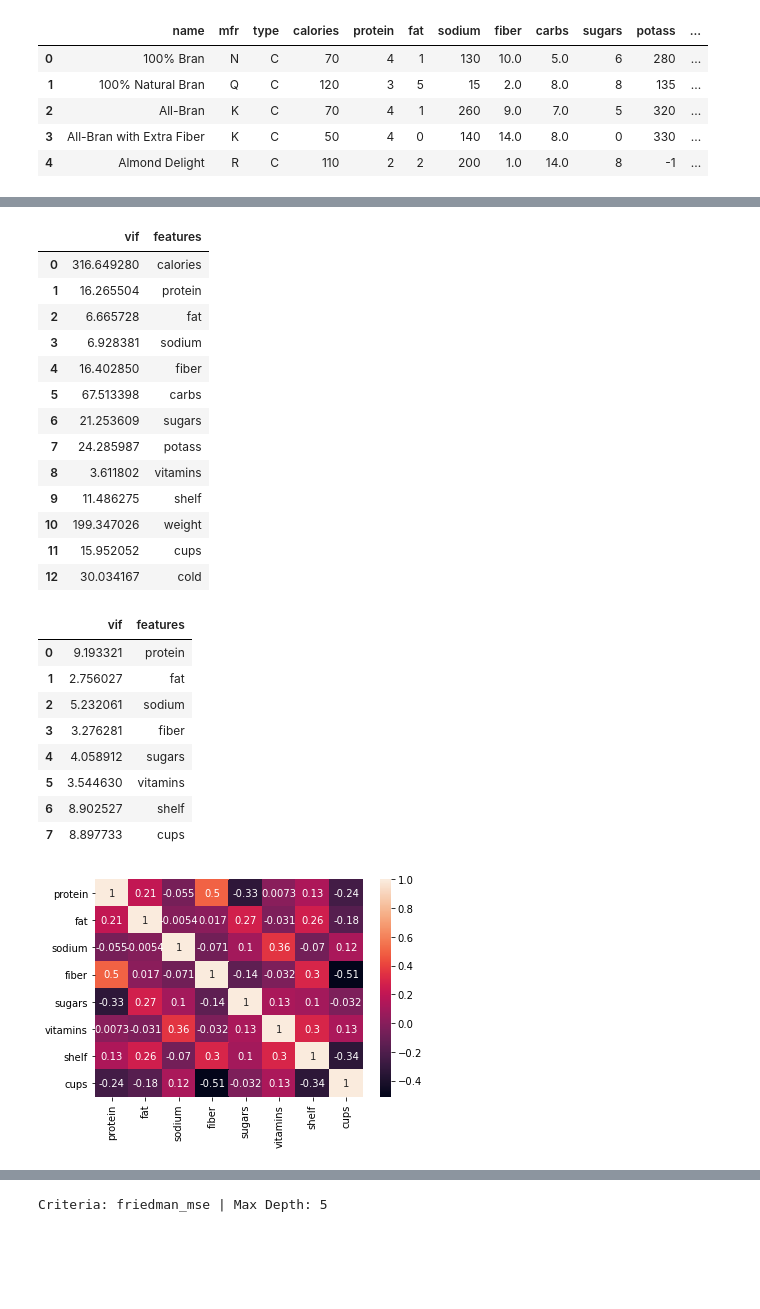
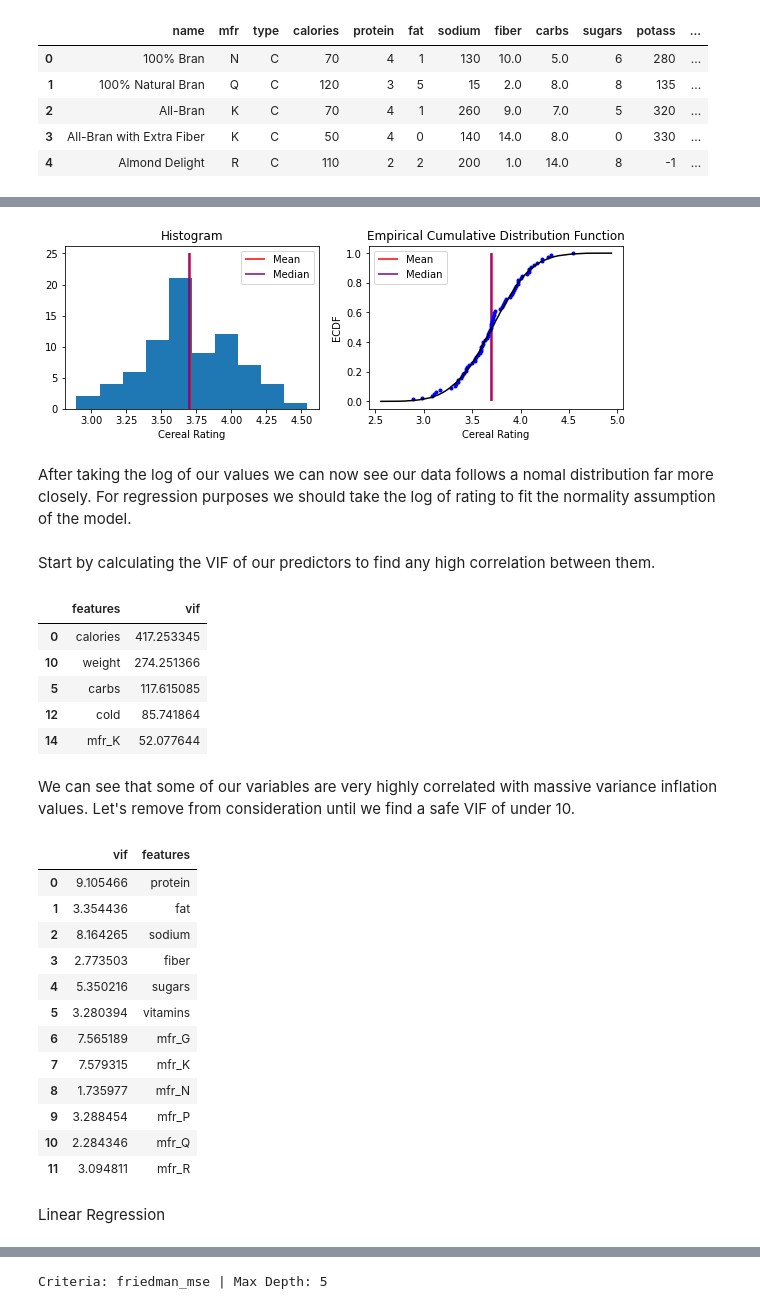
Before and after one commit to DylanRowe4/cereal_ratings, a Jupyter notebook: cereal_rating.ipynb, the cells around one changed output, grey strips where cells are left out. Saved outputs shown, nothing was run; the diff lists cells and outputs as text; code cells hidden in the pictures; blank space fills up the shorter version.

```diff
--- a/cereal_rating.ipynb
+++ b/cereal_rating.ipynb
@@ -11,7 +12,7 @@ from sklearn.model_selection import train_test_split, cross_val_score, KFold, Gr
 from statsmodels.stats.outliers_influence import variance_inflation_factor
 import statsmodels.formula.api as smf
 # %%
-df = pd.read_csv(r'...\cereal_rating.csv')
+df = pd.read_csv(r'C:\Users\dylan\Documents\Soccer Analytics\model_practice\cereal_rating.csv')
 # %%
 df.head()
 # %% [output]
@@ -106,27 +183,32 @@ plt.show()
+# %%
+hist_ecdf(np.log(df.rating.values), 'Cereal Rating')
+# %% [output]
+[figure, added]
+# %% [markdown]
+After taking the log of our values we can now see our data follows a nomal distribution far more closely. For regression purposes we should take the log of rating to fit the normality assumption of the model.
+# %%
+#create dummies for manufacturer
+df = pd.get_dummies(df, columns=['mfr'], drop_first=True)
 # %%
 y = np.log(df['rating'])
-X = df.drop(['rating', 'name', 'mfr', 'type'], axis = 1)
+X = df.drop(['rating', 'name', 'type'], axis = 1)
+# %% [markdown]
+Start by calculating the VIF of our predictors to find any high correlation between them.
 # %%
 #Calculate VIF for each predictor
 vif = pd.DataFrame()
+vif['features'] = X.columns
 vif['vif'] = [variance_inflation_factor(X.values, i) for i in range(len(X.columns))]
-vif['features'] = X.columns
-vif
+vif.sort_values('vif', ascending=False).head()
 # %% [output]
-|  | vif | features |
-| 0 | 316.649280 | calories |
-| 1 | 16.265504 | protein |
-| 2 | 6.665728 | fat |
-| 3 | 6.928381 | sodium |
-| 4 | 16.402850 | fiber |
-| 5 | 67.513398 | carbs |
-| 6 | 21.253609 | sugars |
-| 7 | 24.285987 | potass |
-| 8 | 3.611802 | vitamins |
-| 9 | 11.486275 | shelf |
-| 10 | 199.347026 | weight |
-| 11 | 15.952052 | cups |
-| 12 | 30.034167 | cold |
+|  | features | vif |
+| 0 | calories | 417.253345 |
+| 10 | weight | 274.251366 |
+| 5 | carbs | 117.615085 |
+| 12 | cold | 85.741864 |
+| 14 | mfr_K | 52.077644 |
+# %% [markdown]
+We can see that some of our variables are very highly correlated with massive variance inflation values. Let's remove from consideration until we find a safe VIF of under 10.
 # %%
 #remove columns until vif < 10
 while vif['vif'].max() > 10:
@@ -137,16 +219,15 @@ while vif['vif'].max() > 10:
 vif
 # %% [output]
 |  | vif | features |
-| 0 | 9.193321 | protein |
-| 1 | 2.756027 | fat |
-| 2 | 5.232061 | sodium |
-| 3 | 3.276281 | fiber |
-| 4 | 4.058912 | sugars |
-| 5 | 3.544630 | vitamins |
-| 6 | 8.902527 | shelf |
-| 7 | 8.897733 | cups |
+| 0 | 9.105466 | protein |
+| 1 | 3.354436 | fat |
+| 2 | 8.164265 | sodium |
+| 3 | 2.773503 | fiber |
+| 4 | 5.350216 | sugars |
+| 5 | 3.280394 | vitamins |
+| 6 | 7.565189 | mfr_G |
+| 7 | 7.579315 | mfr_K |
+| 8 | 1.735977 | mfr_N |
+| 9 | 3.288454 | mfr_P |
+| 10 | 2.284346 | mfr_Q |
+| 11 | 3.094811 | mfr_R |
-# %%
-sns.heatmap(X.corr(), annot=True)
-plt.show()
-# %% [output]
-[figure, removed]
@@ -157,3 +234,5 @@ rsq_reg = cross_val_score(linreg, X, y, cv=10).mean()
 # %%
 #split our data into a training set and a hold out set to evaluate after grid search cross validation
 X_train, X_test, y_train, y_test = train_test_split(X, y, test_size=0.4, random_state=142)
+# %% [markdown]
+Linear Regression
```
Also changed, not shown: parts of 39 cells of this notebook.
